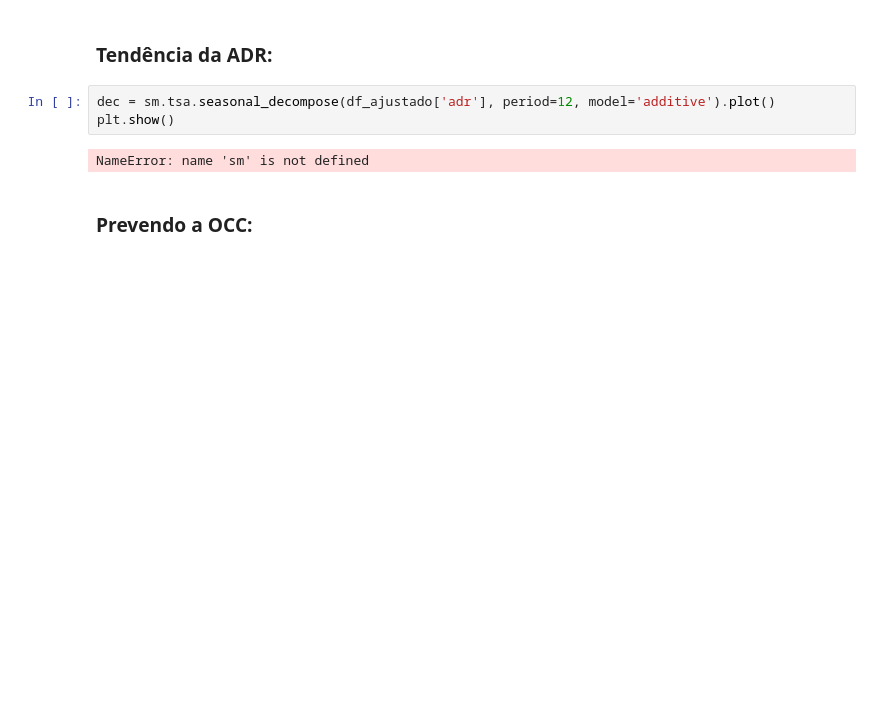
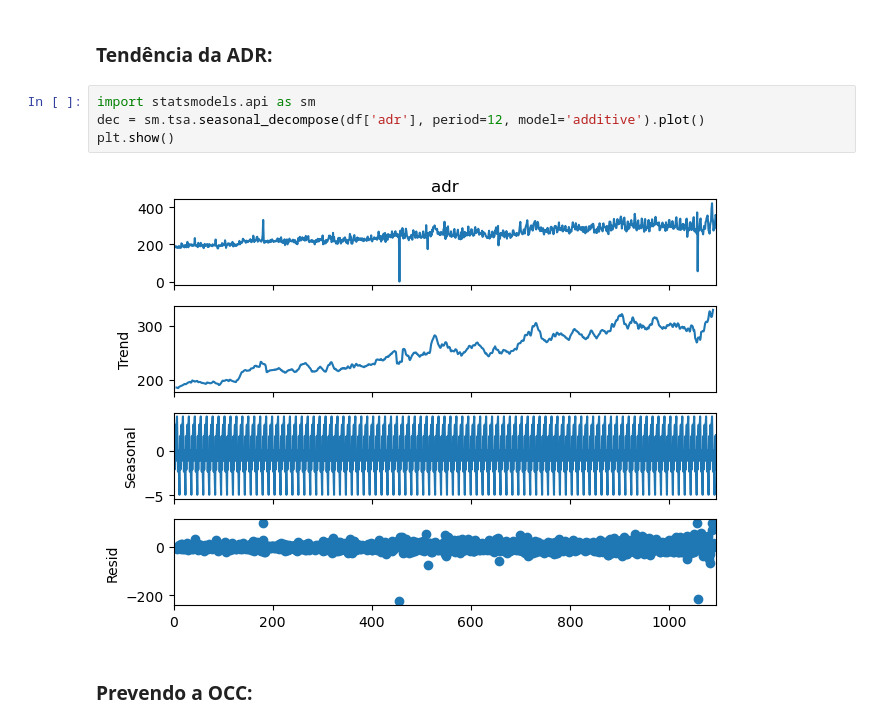
Before and after one commit to camitbueno/Forecast-Streamlit, a Jupyter notebook: Forecast_Hotel.ipynb, the cells around one changed output. Cells and saved outputs as stored; diff of their text form; blank space fills up the shorter version.

```diff
--- a/Forecast_Hotel.ipynb
+++ b/Forecast_Hotel.ipynb
@@ -43,10 +43,11 @@ plt.show()
 # %% [markdown]
 ### Tendência da ADR:
 # %%
-dec = sm.tsa.seasonal_decompose(df_ajustado['adr'], period=12, model='additive').plot()
+import statsmodels.api as sm
+dec = sm.tsa.seasonal_decompose(df['adr'], period=12, model='additive').plot()
 plt.show()
 # %% [output]
-NameError: name 'sm' is not defined
+[figure, added]
 # %% [markdown]
 ### Prevendo a OCC:
 # %%
```
